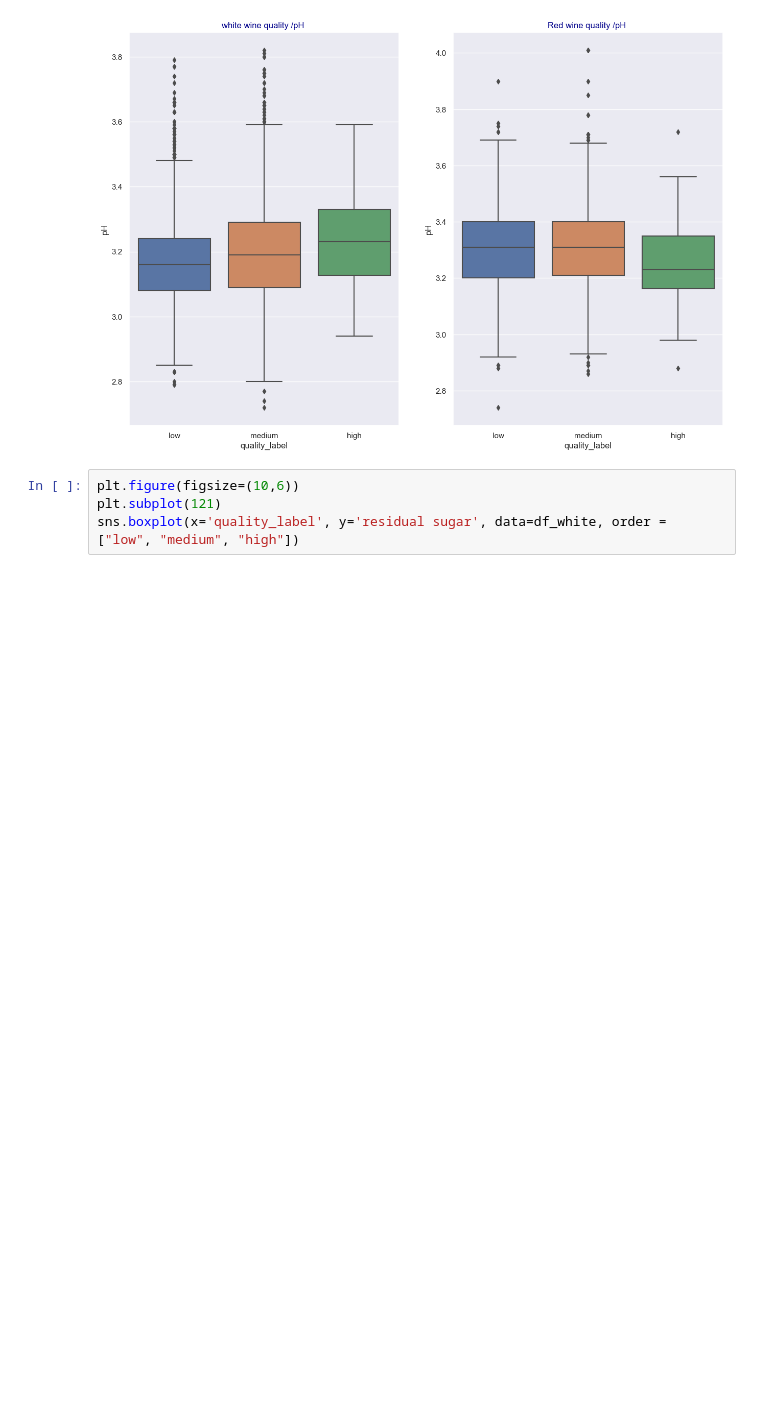
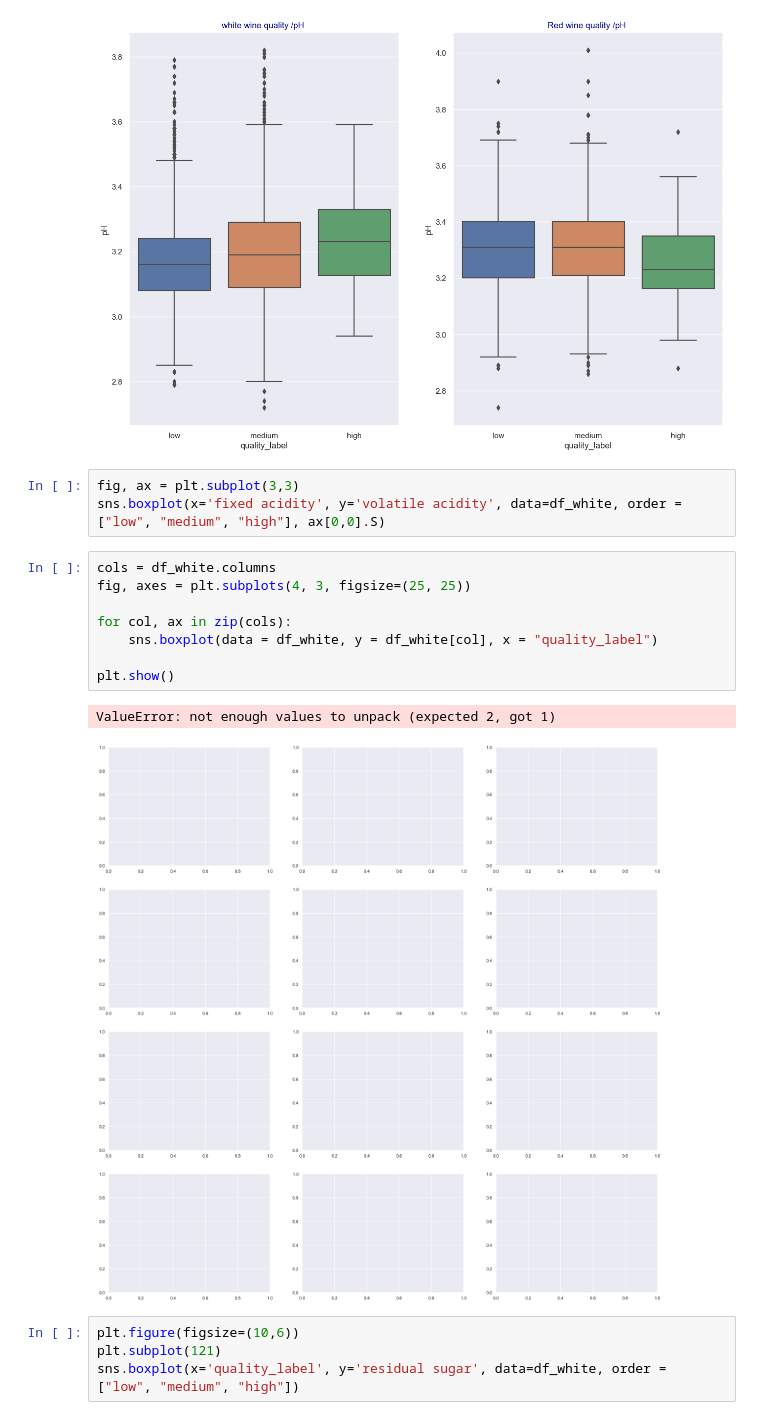
Before and after one commit to satomi26/Project-2, a Jupyter notebook: all_wine.ipynb, the cells around one changed output. Saved outputs shown, nothing was run; the diff lists cells and outputs as text; blank space fills up the shorter version.

```diff
--- a/all_wine.ipynb
+++ b/all_wine.ipynb
@@ -681,6 +681,20 @@ sns.boxplot(data = df_red, x = 'quality_label', y = "pH")
 plt.show()
 # %% [output]
 [figure]
+# %%
+fig, ax = plt.subplot(3,3)
+sns.boxplot(x='fixed acidity', y='volatile acidity', data=df_white, order = ["low", "medium", "high"], ax[0,0].S)
+# %%
+cols = df_white.columns
+fig, axes = plt.subplots(4, 3, figsize=(25, 25))
+
+for col, ax in zip(cols):
+    sns.boxplot(data = df_white, y = df_white[col], x = "quality_label")
+
+plt.show()
+# %% [output]
+ValueError: not enough values to unpack (expected 2, got 1)
+[figure, added]
 # %%
 plt.figure(figsize=(10,6))
 plt.subplot(121)
```
Also changed, not shown: parts of 1 cell of this notebook, 1 other file.
